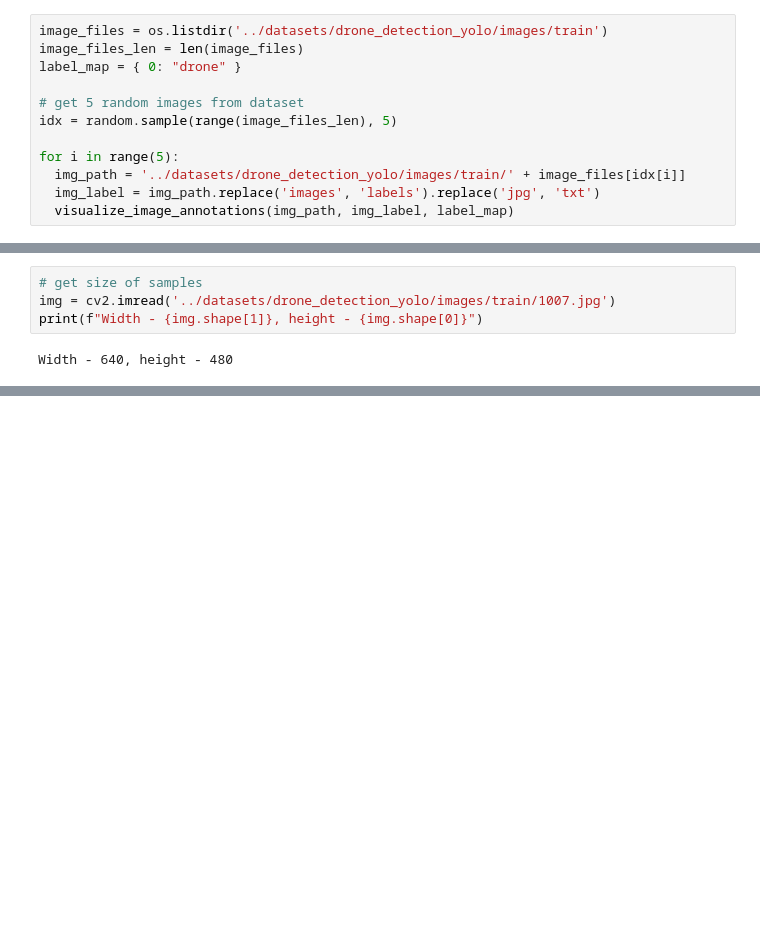
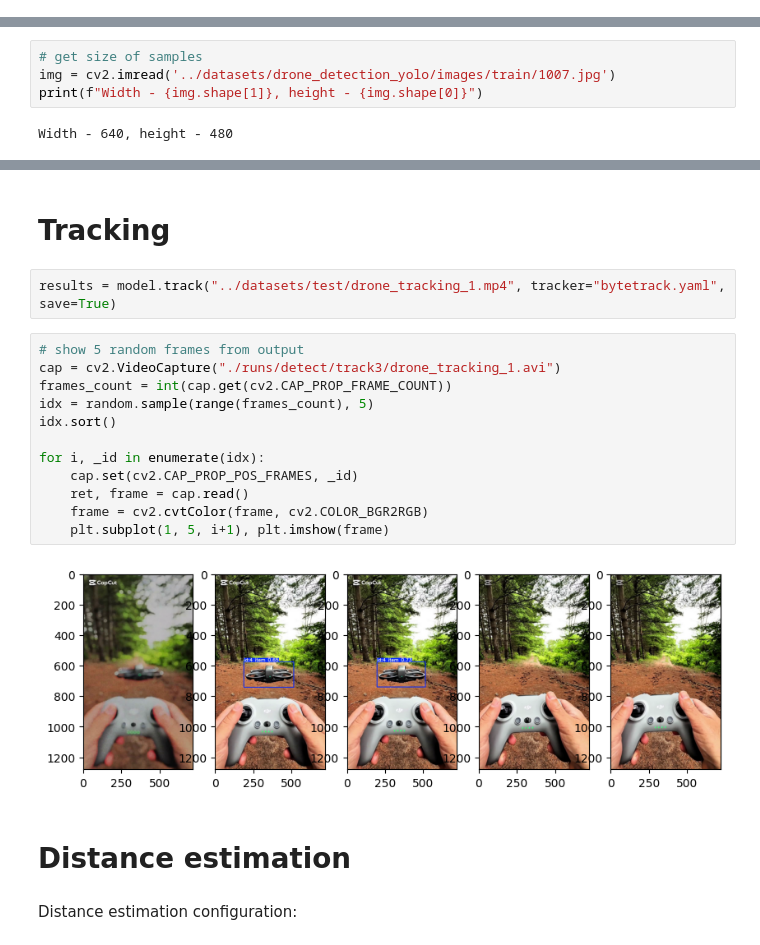
Before and after one commit to smoke22catches/fpv-drone-tracking-detection-depth-estimation, a Jupyter notebook: notebooks/drone_detection_tracking.ipynb, the cells around one changed output, grey strips where cells are left out. Drawn from its saved outputs; the diff is of its cells as text; blank space fills up the shorter version.

Commit message:
Finish working on detection, tracking and DE

```diff
--- a/notebooks/drone_detection_tracking.ipynb
+++ b/notebooks/drone_detection_tracking.ipynb
@@ -71,12 +81,0 @@ Transform drone detection dataset from original to COCO format (compatible with
-# %%
-image_files = os.listdir('../datasets/drone_detection_yolo/images/train')
-image_files_len = len(image_files)
-label_map = { 0: "drone" }
-
-# get 5 random images from dataset
-idx = random.sample(range(image_files_len), 5)
-
-for i in range(5):
-  img_path = '../datasets/drone_detection_yolo/images/train/' + image_files[idx[i]]
-  img_label = img_path.replace('images', 'labels').replace('jpg', 'txt')
-  visualize_image_annotations(img_path, img_label, label_map)
@@ -228,0 +285,22 @@ Results saved to /home/dzhere/Documents/side-projects/fpv-drone-tracking-detecti
+# %% [markdown]
+# Tracking
+# %%
+results = model.track("../datasets/test/drone_tracking_1.mp4", tracker="bytetrack.yaml", save=True)
+# %%
+# show 5 random frames from output
+cap = cv2.VideoCapture("./runs/detect/track3/drone_tracking_1.avi")
+frames_count = int(cap.get(cv2.CAP_PROP_FRAME_COUNT))
+idx = random.sample(range(frames_count), 5)
+idx.sort()
+
+for i, _id in enumerate(idx):
+    cap.set(cv2.CAP_PROP_POS_FRAMES, _id)
+    ret, frame = cap.read()
+    frame = cv2.cvtColor(frame, cv2.COLOR_BGR2RGB)
+    plt.subplot(1, 5, i+1), plt.imshow(frame)
+# %% [output]
+[figure, added]
+# %% [markdown]
+# Distance estimation
+# %% [markdown]
+Distance estimation configuration:
```
Also changed, not shown: parts of 26 cells of this notebook, 6 other files.
